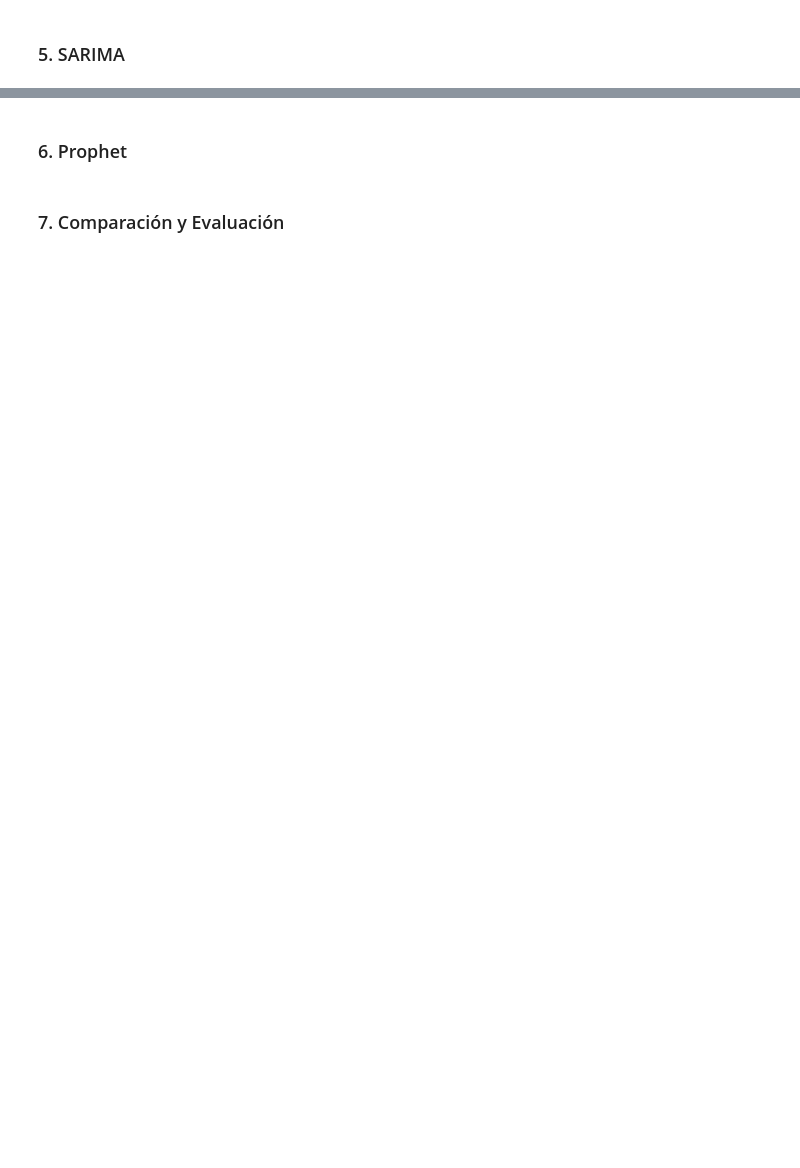
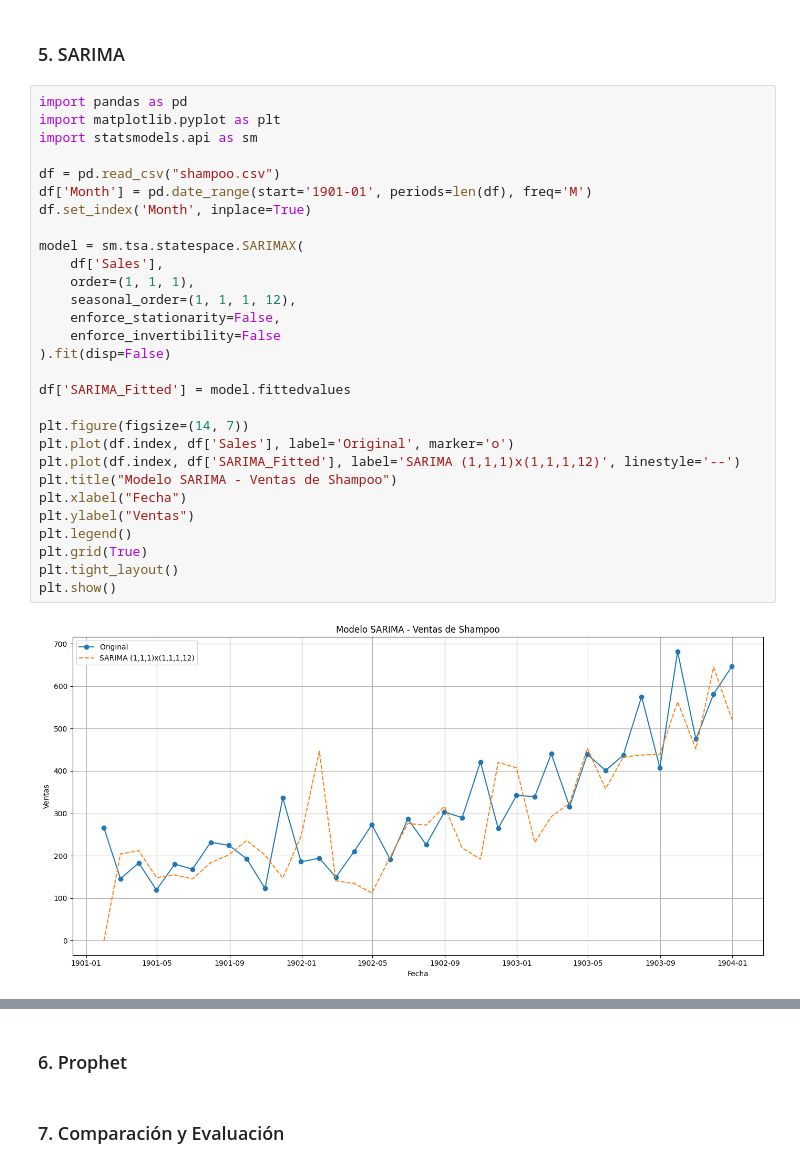
Before and after one commit to SRV-JSPA/lab1-ST, a Jupyter notebook: shampoo.ipynb, the cells around one changed output, grey strips where cells are left out. Saved outputs shown, nothing was run; the diff lists cells and outputs as text; blank space fills up the shorter version.

```diff
--- a/shampoo.ipynb
+++ b/shampoo.ipynb
@@ -105,2 +179,33 @@ Comparamos con la serie original para ver cómo se eliminan fluctuaciones peque
 # %% [markdown]
 ### 5. SARIMA
+# %%
+import pandas as pd
+import matplotlib.pyplot as plt
+import statsmodels.api as sm
+
+df = pd.read_csv("shampoo.csv")
+df['Month'] = pd.date_range(start='1901-01', periods=len(df), freq='M')
+df.set_index('Month', inplace=True)
+
+model = sm.tsa.statespace.SARIMAX(
+    df['Sales'],
+    order=(1, 1, 1),
+    seasonal_order=(1, 1, 1, 12),
+    enforce_stationarity=False,
+    enforce_invertibility=False
+).fit(disp=False)
+
+df['SARIMA_Fitted'] = model.fittedvalues
+
+plt.figure(figsize=(14, 7))
+plt.plot(df.index, df['Sales'], label='Original', marker='o')
+plt.plot(df.index, df['SARIMA_Fitted'], label='SARIMA (1,1,1)x(1,1,1,12)', linestyle='--')
+plt.title("Modelo SARIMA - Ventas de Shampoo")
+plt.xlabel("Fecha")
+plt.ylabel("Ventas")
+plt.legend()
+plt.grid(True)
+plt.tight_layout()
+plt.show()
+# %% [output]
+[figure, added]
```
Also changed, not shown: parts of 5 cells of this notebook.
